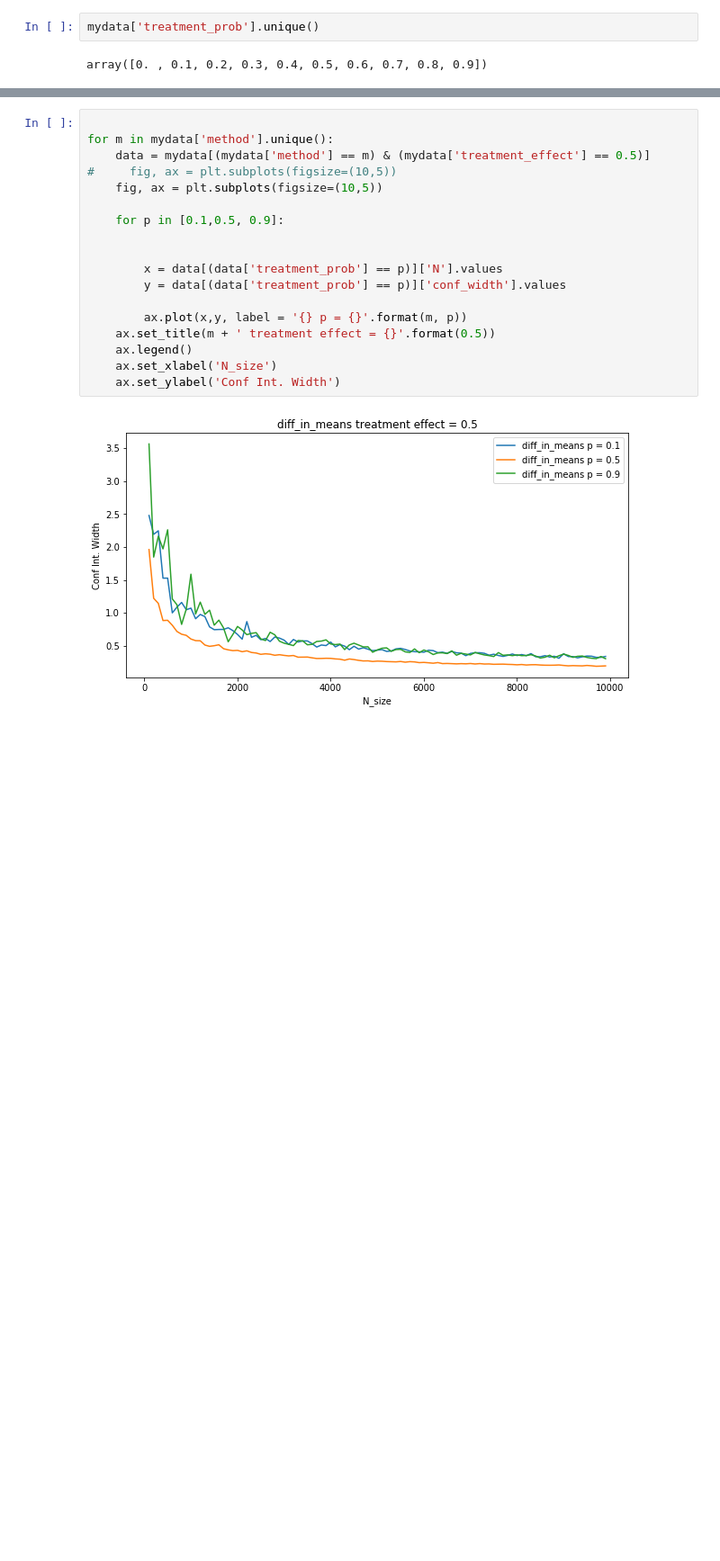
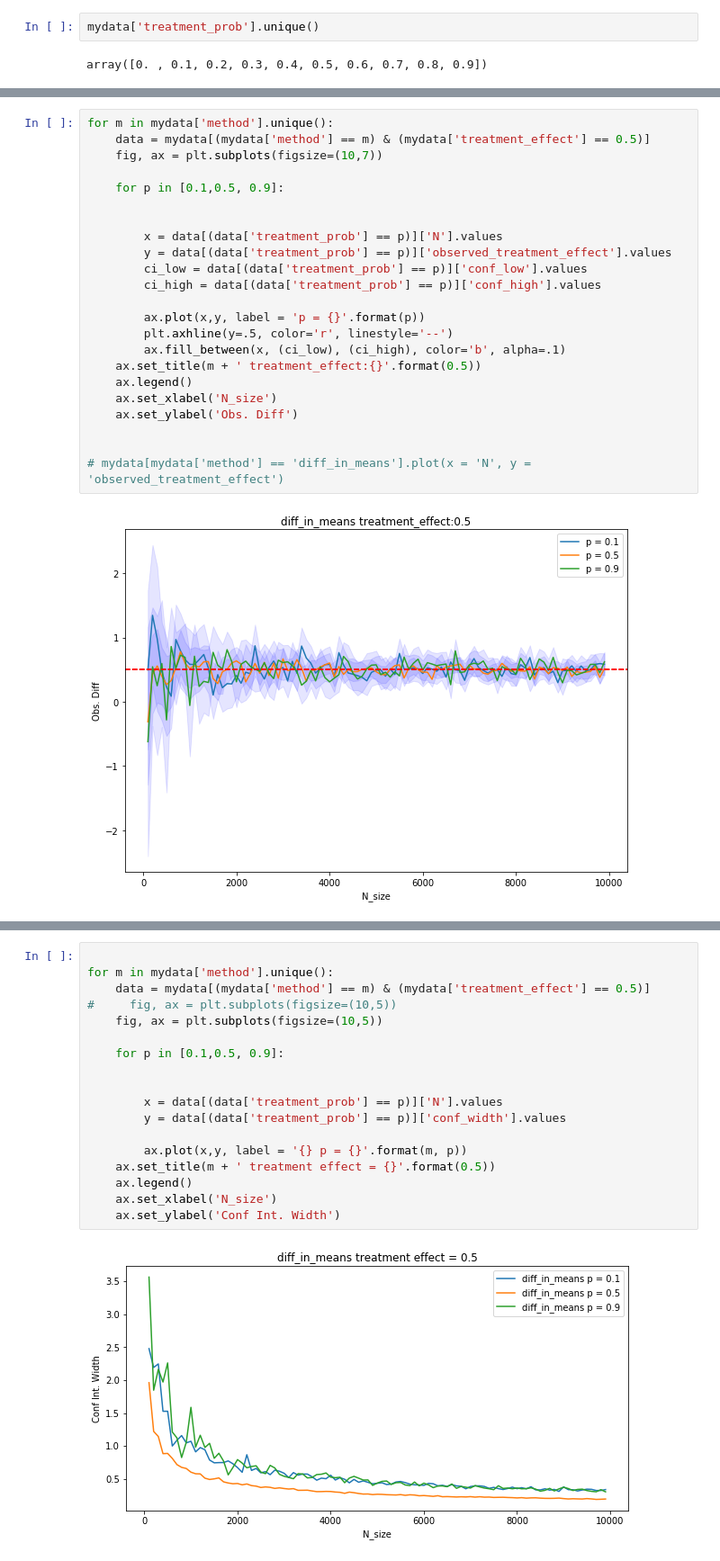
Before and after one commit to punyupunyu/causal_inference_exercises, a Jupyter notebook: simulations_variance_vs_bias.ipynb, the cells around one changed output, grey strips where cells are left out. Shown at 90% size. Saved outputs shown, nothing was run; the diff lists cells and outputs as text; blank space fills up the shorter version.

```diff
--- a/simulations_variance_vs_bias.ipynb
+++ b/simulations_variance_vs_bias.ipynb
@@ -335,0 +336,25 @@ for m in mydata['method'].unique():
+# %%
+for m in mydata['method'].unique():
+    data = mydata[(mydata['method'] == m) & (mydata['treatment_effect'] == 0.5)]
+    fig, ax = plt.subplots(figsize=(10,7))
+
+    for p in [0.1,0.5, 0.9]:
+
+
+        x = data[(data['treatment_prob'] == p)]['N'].values
+        y = data[(data['treatment_prob'] == p)]['observed_treatment_effect'].values
+        ci_low = data[(data['treatment_prob'] == p)]['conf_low'].values
+        ci_high = data[(data['treatment_prob'] == p)]['conf_high'].values
+
+        ax.plot(x,y, label = 'p = {}'.format(p))
+        plt.axhline(y=.5, color='r', linestyle='--')
+        ax.fill_between(x, (ci_low), (ci_high), color='b', alpha=.1)
+    ax.set_title(m + ' treatment_effect:{}'.format(0.5))
+    ax.legend()
+    ax.set_xlabel('N_size')
+    ax.set_ylabel('Obs. Diff')
+
+
+# mydata[mydata['method'] == 'diff_in_means'].plot(x = 'N', y = 'observed_treatment_effect')
+# %% [output]
+[figure, added]
```
Also changed, not shown: parts of 3 cells of this notebook.
